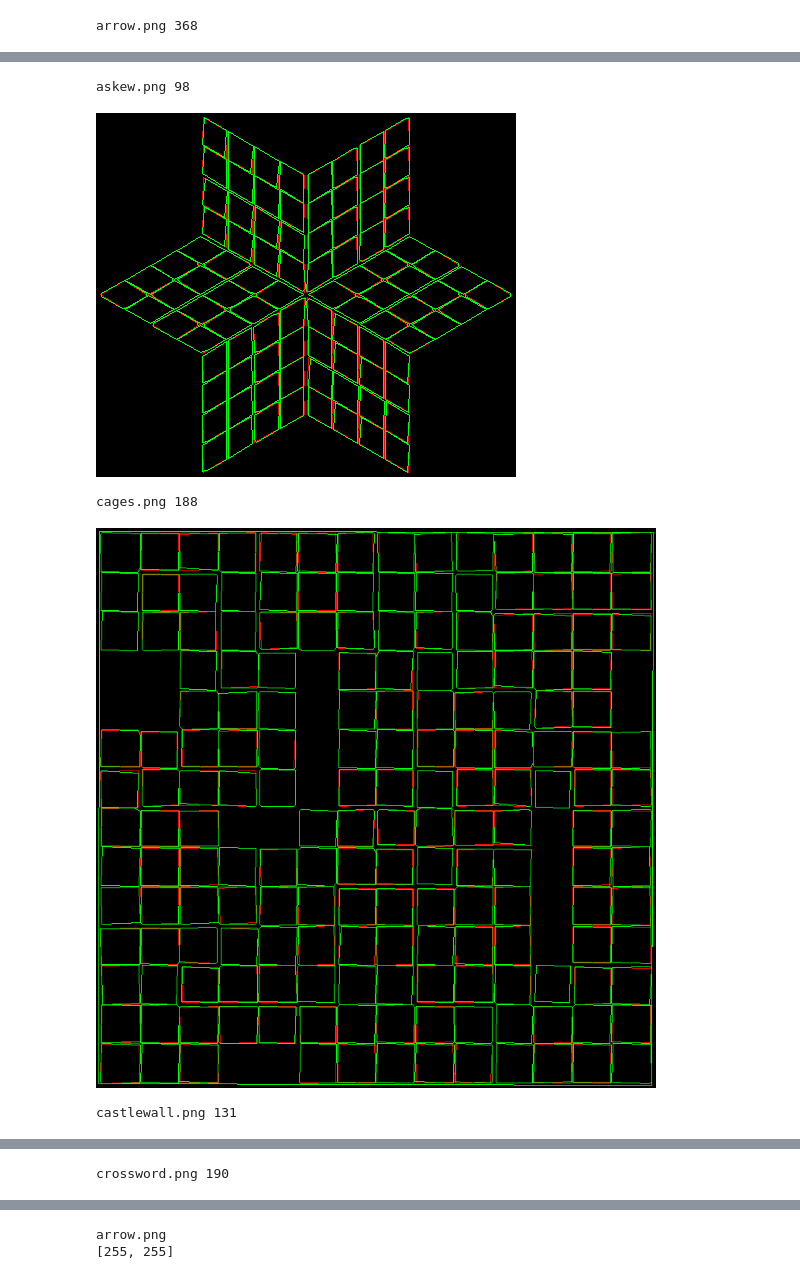
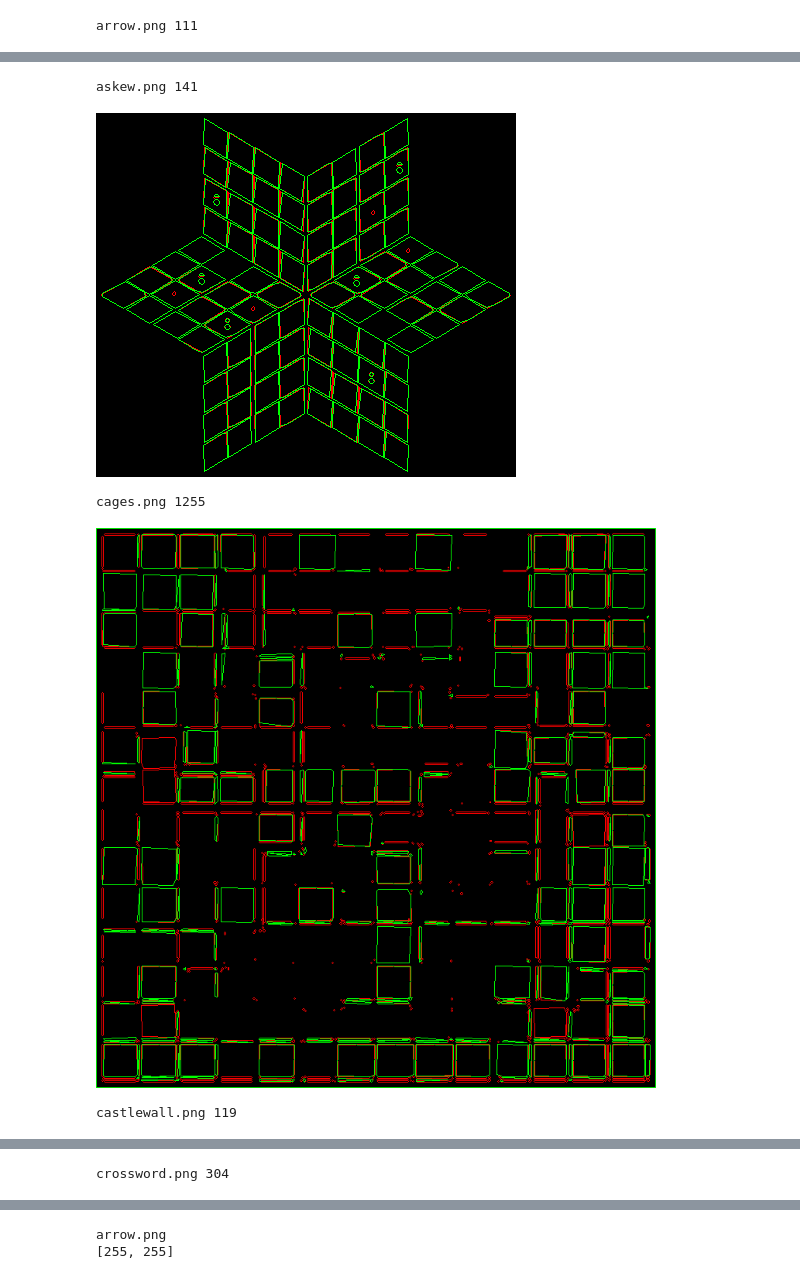
Before and after one commit to PhilHarnish/forge, a Jupyter notebook: src/data/image/scratch.ipynb, the cells around one changed output, grey strips where cells are left out. Drawn from its saved outputs; the diff is of its cells as text; code cells hidden in the pictures.

Commit message:
Delete more references to grid module.

```diff
--- a/src/data/image/scratch.ipynb
+++ b/src/data/image/scratch.ipynb
@@ -271,8 +265,7 @@ all_grids = list(grids())
 process = perf.Perf('process', [
   'contours', 'dedupe', 'drawing', 'findContours', 'grid', 'load', 'neighbors.fit', 'neighbors.kneighbors', 'wall_segments'])
 
-#g = get_grid('spiral.png')
-FOCUS = {
+_FOCUS = {
   #'askew.png': {
     #79, 56,
   #},
@@ -280,18 +273,15 @@ FOCUS = {
     #66, 73
   #},
 }
+for n, i in imgs():
+  p = image_problem.ImageProblem(n, i)
+  focus_points = _FOCUS.get(n)
 
-for name, g in all_grids[0:4]:
-  if FOCUS and name not in FOCUS:
-    continue
-  focus_points = FOCUS.get(name)
-  with process['grid']:
-    src = g.grid_without_threshold.copy()
-    #show(src)
+  src = p._decompose.get_result().get_debug_data()
 
   height, width = src.shape
   area_threshold = (width * height) / 4  # Maximum allowed empty space.
-  print('working on %s (%dx%d)' % (name, width, height))
+  print('working on %s (%dx%d)' % (n, width, height))
 
   with process['findContours']:
     im2, contours, hierarchy = cv2.findContours(src, cv2.RETR_TREE, cv2.CHAIN_APPROX_SIMPLE)
@@ -369,20 +356,24 @@ dedupe:               404600.61/s, 4344.65x (4626 calls, 11.43u)
 # %%
-for name, g in grids():
-  height, width = g.grid.shape
+for n, i in imgs():
+  p = image_problem.ImageProblem(n, i)
+
+  src = p._decompose.get_result().get_debug_data()
+
+  height, width = src.shape
   image = np.zeros((height, width, 3), np.uint8)
-  im2, contours, hierarchy = cv2.findContours(g.grid, cv2.RETR_TREE, cv2.CHAIN_APPROX_SIMPLE)
+  im2, contours, hierarchy = cv2.findContours(src, cv2.RETR_TREE, cv2.CHAIN_APPROX_SIMPLE)
   for c in contours:
     peri = cv2.arcLength(c, True)
     approx = cv2.approxPolyDP(c, 0.01 * peri, True)
     if cv2.isContourConvex(approx):
       cv2.drawContours(image, [approx], -1, (255, 0, 0), 1)
-  im2, contours, hierarchy = cv2.findContours(g.grid, cv2.RETR_TREE, cv2.CHAIN_APPROX_TC89_L1)
+  im2, contours, hierarchy = cv2.findContours(src, cv2.RETR_TREE, cv2.CHAIN_APPROX_TC89_L1)
   for c in contours:
     peri = cv2.arcLength(c, True)
     approx = cv2.approxPolyDP(c, 0.01 * peri, True)
     if cv2.isContourConvex(approx):
       cv2.drawContours(image, [approx], -1, (0, 255, 0), 1)
-  print(name, len(contours))
+  print(n, len(contours))
   show(image)
 # %% [output]
-arrow.png 368
+arrow.png 111
@@ -390,5 +381,5 @@ arrow.png 368
-askew.png 98
+askew.png 141
-[figure, old version]
+[figure, new version]
-cages.png 188
+cages.png 1255
-[figure, old version]
+[figure, new version]
-castlewall.png 131
+castlewall.png 119
@@ -396 +387 @@ castlewall.png 131
-crossword.png 190
+crossword.png 304
```
Also changed, not shown: parts of 8 cells of this notebook.
